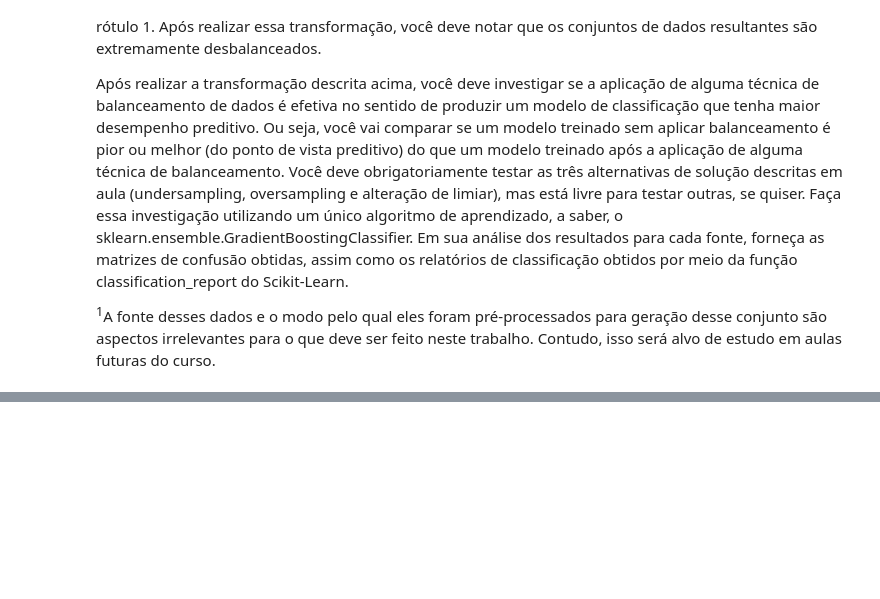
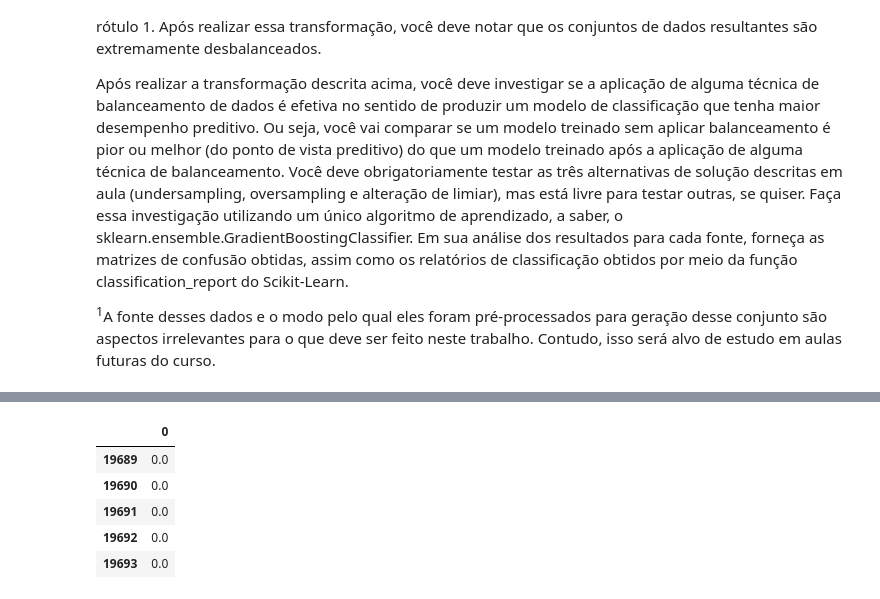
Before and after one commit to andersonmanhaes/mestrado_cefet_ppcic, a Jupyter notebook: Disciplinas/ML/T1_Machine_Learning_PPCIC_2024.ipynb, the cells around one changed output, grey strips where cells are left out. Saved outputs shown, nothing was run; the diff lists cells and outputs as text; code cells hidden in the pictures; blank space fills up the shorter version.

```diff
--- a/Disciplinas/ML/T1_Machine_Learning_PPCIC_2024.ipynb
+++ b/Disciplinas/ML/T1_Machine_Learning_PPCIC_2024.ipynb
@@ -950,0 +956,9 @@ FileNotFoundError: [Errno 2] No such file or directory: 'data/atmoseer/'
+# %%
+y_train.tail()
+# %% [output]
+|  | 0 |
+| 19689 | 0.0 |
+| 19690 | 0.0 |
+| 19691 | 0.0 |
+| 19692 | 0.0 |
+| 19693 | 0.0 |
```
Also changed, not shown: parts of 2 cells of this notebook.
